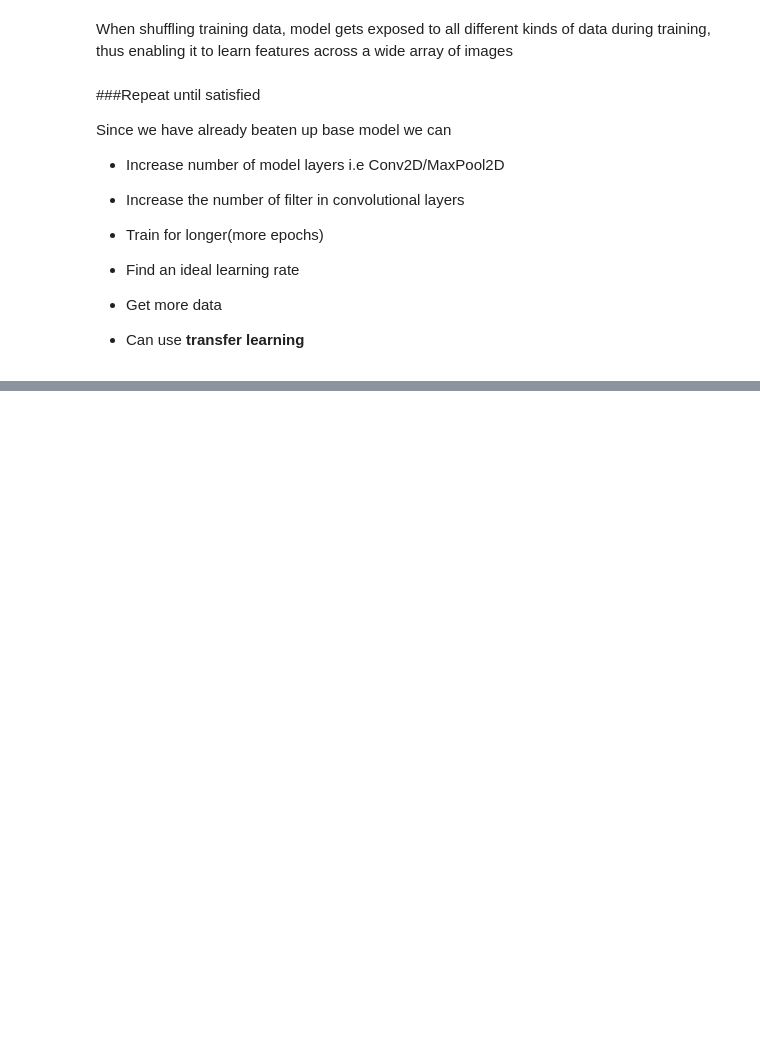
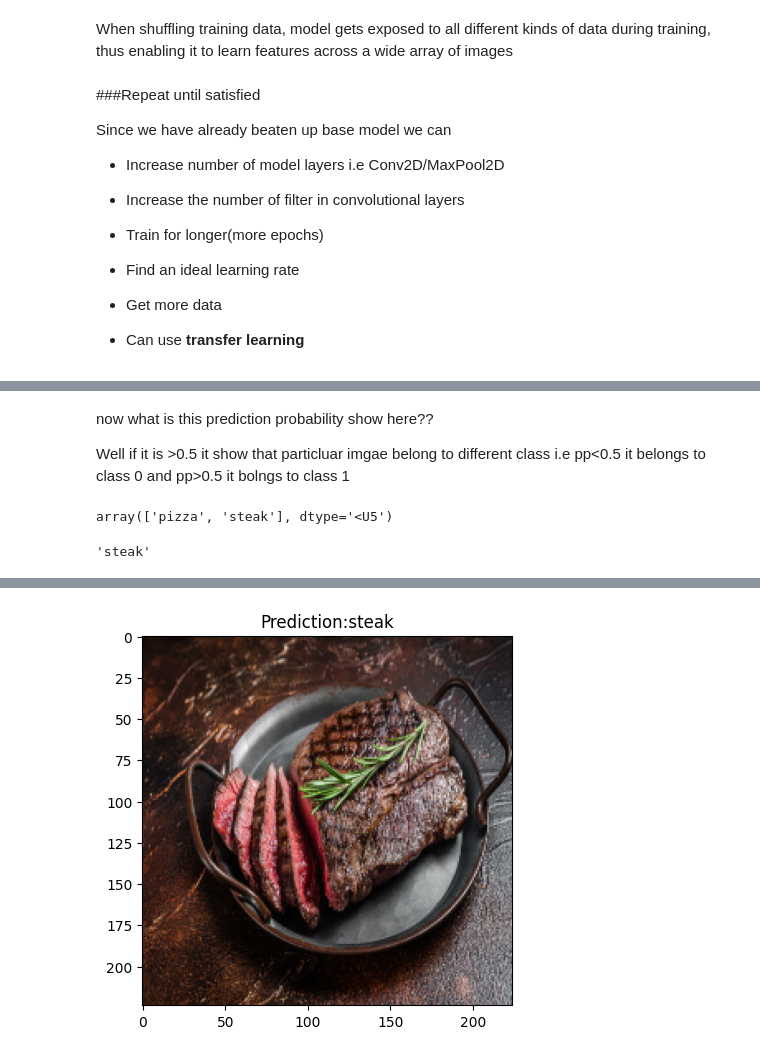
Before and after one commit to ALOK158/Neural_Network_TensorFlow, a Jupyter notebook: Computer_vision.ipynb, the cells around one changed output, grey strips where cells are left out. Drawn from its saved outputs; the diff is of its cells as text; code cells hidden in the pictures; blank space fills up the shorter version.

```diff
--- a/Computer_vision.ipynb
+++ b/Computer_vision.ipynb
@@ -930,0 +879,20 @@ Since we have already beaten up base model
+# %%
+#create a fucntion to import the image and resize it to be used with out model
+
+def load_image(file_name,img_shape=224):
+    #read the imgae
+    img=tf.io.read_file(file_name)# io-> input outpue
+    # decode the image
+    img=tf.image.decode_image(img)
+    # Resize the image
+    img= tf.image.resize(img, size=[img_shape, img_shape])
+    #Rescale the image
+    img=img/255.
+    return img
+# %%
+#load in and preprocess our image
+
+steak=load_image("steak_01.jpg")
+# %%
+
+pred=model_7.predict(tf.expand_dims(steak,axis=0))# model expect input in batcehs
@@ -930,0 +901,36 @@ Since we have already beaten up base model
+# %% [markdown]
+now what is this prediction probability show here??
+
+Well if it is >0.5 it show that particluar imgae belong to different class i.e pp<0.5 it belongs to class 0 and pp>0.5 it bolngs to class 1
+# %%
+## Reminf ourslef of our class names
+class_names
+# %% [output]
+array(['pizza', 'steak'], dtype='<U5')
+# %%
+# We can index our predicted clasa and indexing it on class na,ems
+
+pred_class=class_names[int(tf.round(pred))]
+pred_class
+# %% [output]
+'steak'
+# %%
+def pred_and_plot(model,image,class_names=class_names):
+  """
+  Import an image located at filename, make a prediction with model and plot
+  the image with predicted class
+
+  """
+  img=load_image(image)
+  # makes prediction
+  pred=model.predict(tf.expand_dims(img,axis=0))
+
+  #Get the predicted class
+  pred_class=class_names[int(tf.round(pred))]
+
+  # plot the image with predicted class
+  plt.imshow(img)
+  plt.title(f"Prediction:{pred_class}")
+# %%
+pred_and_plot(model_7,"steak_01.jpg")
+# %% [output]
@@ -930,0 +938 @@ Since we have already beaten up base model
+[figure, added]
```
Also changed, not shown: parts of 27 cells of this notebook.
